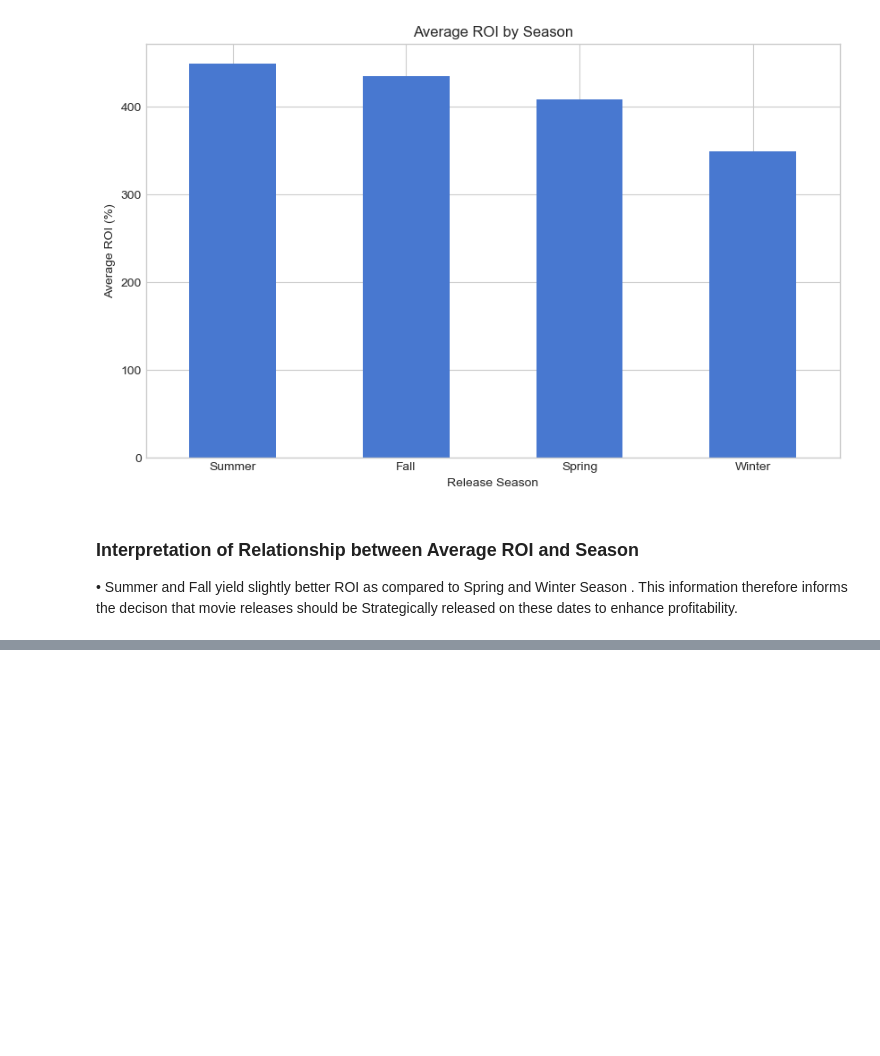
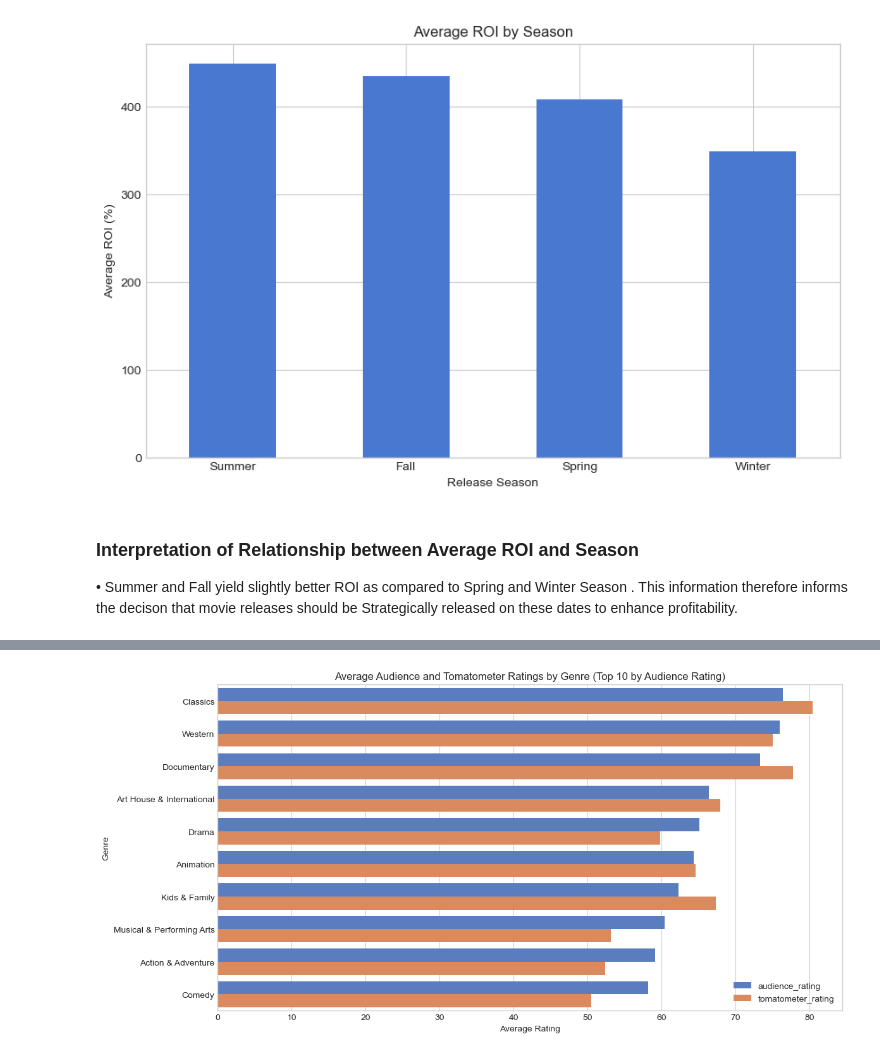
Before and after one commit to Marilyn2961/Box-Office-Performance-Analysis, a Jupyter notebook: Box_Office_Performance_Analysis.ipynb, the cells around one changed output, grey strips where cells are left out. Cells and saved outputs as stored; diff of their text form; code cells hidden in the pictures; blank space fills up the shorter version.

Commit message:
Added visualizations: audience vs tomatometer correlation, genre popularity vs revenue, genre trends with trendlines, and language-release decade analysis

```diff
--- a/Box_Office_Performance_Analysis.ipynb
+++ b/Box_Office_Performance_Analysis.ipynb
@@ -1245,0 +1256,33 @@ plt.show()
+# %%
+# Extracting main genre
+merged_full_df['main_genre'] = merged_full_df['genres'].apply(lambda x: x.split(',')[0].strip() if isinstance(x, str) else 'Unknown')
+
+# Convert ratings columns to numeric
+merged_full_df['audience_rating'] = pd.to_numeric(merged_full_df['audience_rating'], errors='coerce').fillna(0)
+merged_full_df['tomatometer_rating'] = pd.to_numeric(merged_full_df['tomatometer_rating'], errors='coerce').fillna(0)
+
+# Grouping by genre and calculating averages
+genre_ratings = merged_full_df.groupby('main_genre')[['audience_rating', 'tomatometer_rating']].mean().reset_index()
+
+# Sorting and pick top 10 by audience_rating
+genre_ratings = genre_ratings.sort_values(by='audience_rating', ascending=False).head(10)
+
+# Melt for seaborn plotting
+melted = genre_ratings.melt(id_vars='main_genre', value_vars=['audience_rating', 'tomatometer_rating'],
+                           var_name='Rating Type', value_name='Average Rating')
+
+# Plot horizontal barplot
+plt.figure(figsize=(12, 6))
+sns.barplot(data=melted, y='main_genre', x='Average Rating', hue='Rating Type', palette='muted')
+plt.title('Average Audience and Tomatometer Ratings by Genre (Top 10 by Audience Rating)')
+plt.ylabel('Genre')
+plt.xlabel('Average Rating')
+plt.legend(title='')
+plt.tight_layout()
+
+#Export the Graph
+plt.savefig( "Images/Genre.AudienceRating.png",  dpi=500, bbox_inches="tight", facecolor='white',  transparent=False)
+
+plt.show()
+# %% [output]
+[figure, added]
```
Also changed, not shown: parts of 12 cells of this notebook.
